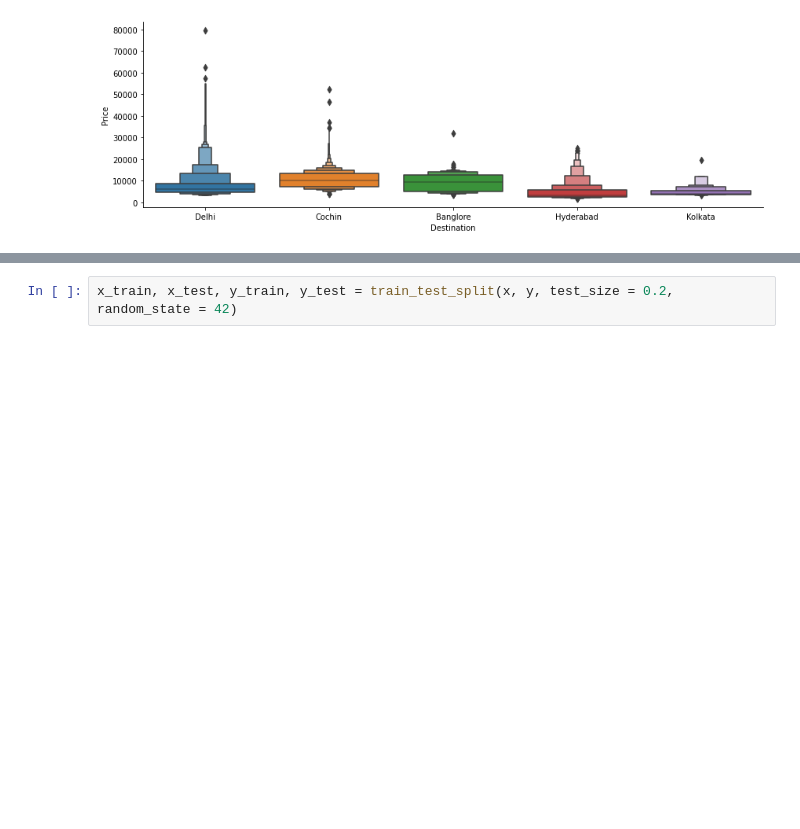
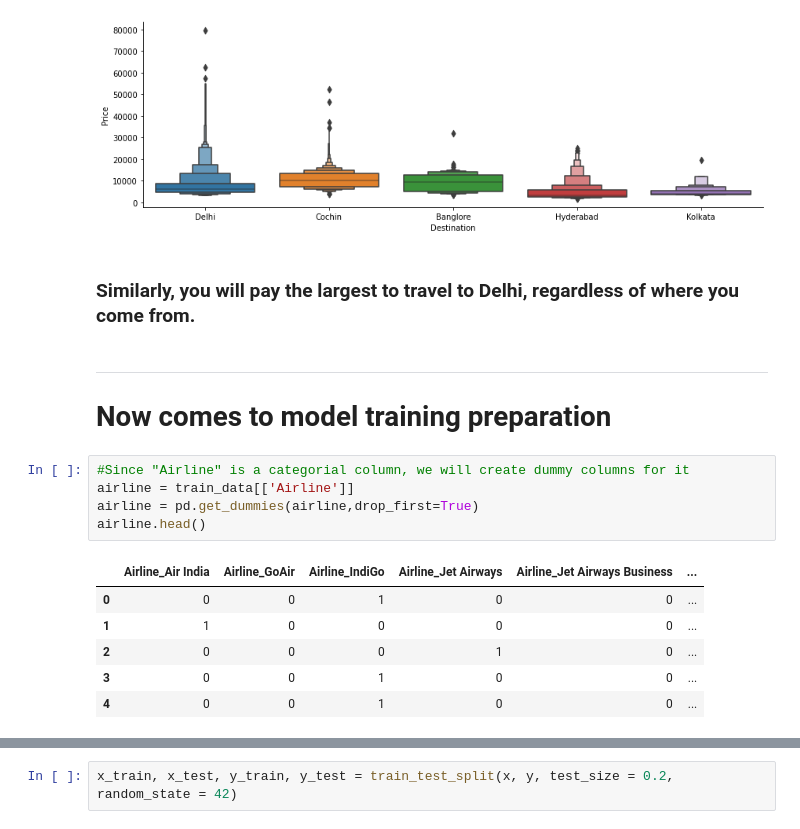
Before and after one commit to anhle1203/Flight-Prediction-Analysis, a Jupyter notebook: everything.ipynb, the cells around one changed output, grey strips where cells are left out. Saved outputs shown, nothing was run; the diff lists cells and outputs as text; blank space fills up the shorter version.

```diff
--- a/everything.ipynb
+++ b/everything.ipynb
@@ -187,3 +231,20 @@ sns.catplot(x='Destination',y='Price',data=train_data.sort_values('Price',ascend
 # %% [output]
 <seaborn.axisgrid.FacetGrid at 0x...>
 [figure]
+# %% [markdown]
+### Similarly, you will pay the largest to travel to Delhi, regardless of where you come from.
+# %% [markdown]
+-------
+# Now comes to model training preparation
+# %%
+#Since "Airline" is a categorial column, we will create dummy columns for it
+airline = train_data[['Airline']]
+airline = pd.get_dummies(airline,drop_first=True)
+airline.head()
+# %% [output]
+|  | Airline_Air India | Airline_GoAir | Airline_IndiGo | Airline_Jet Airways | Airline_Jet Airways Business | ... |
+| 0 | 0 | 0 | 1 | 0 | 0 | ... |
+| 1 | 1 | 0 | 0 | 0 | 0 | ... |
+| 2 | 0 | 0 | 0 | 1 | 0 | ... |
+| 3 | 0 | 0 | 1 | 0 | 0 | ... |
+| 4 | 0 | 0 | 1 | 0 | 0 | ... |
```
Also changed, not shown: parts of 38 cells of this notebook, 1 other file.
